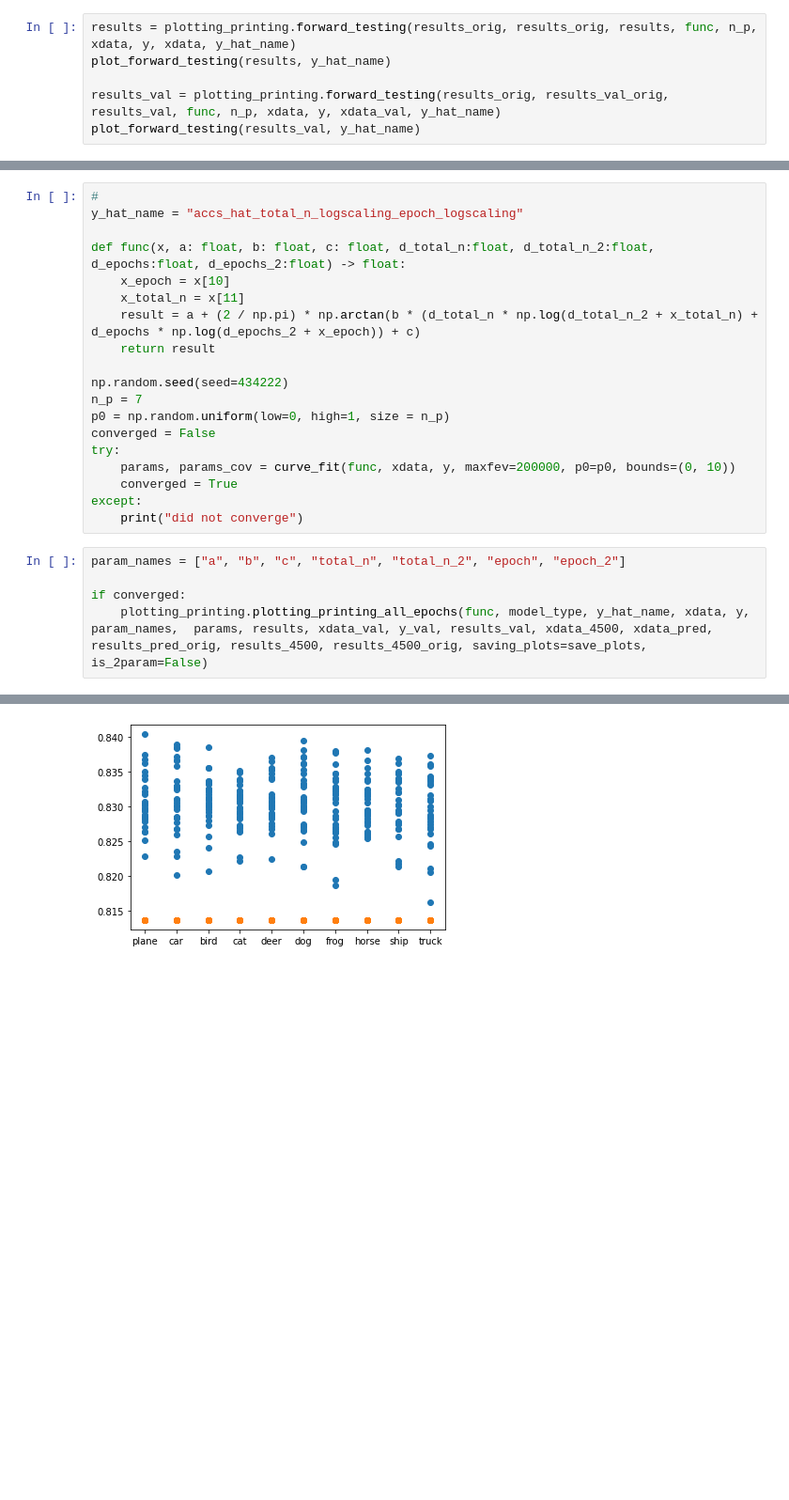
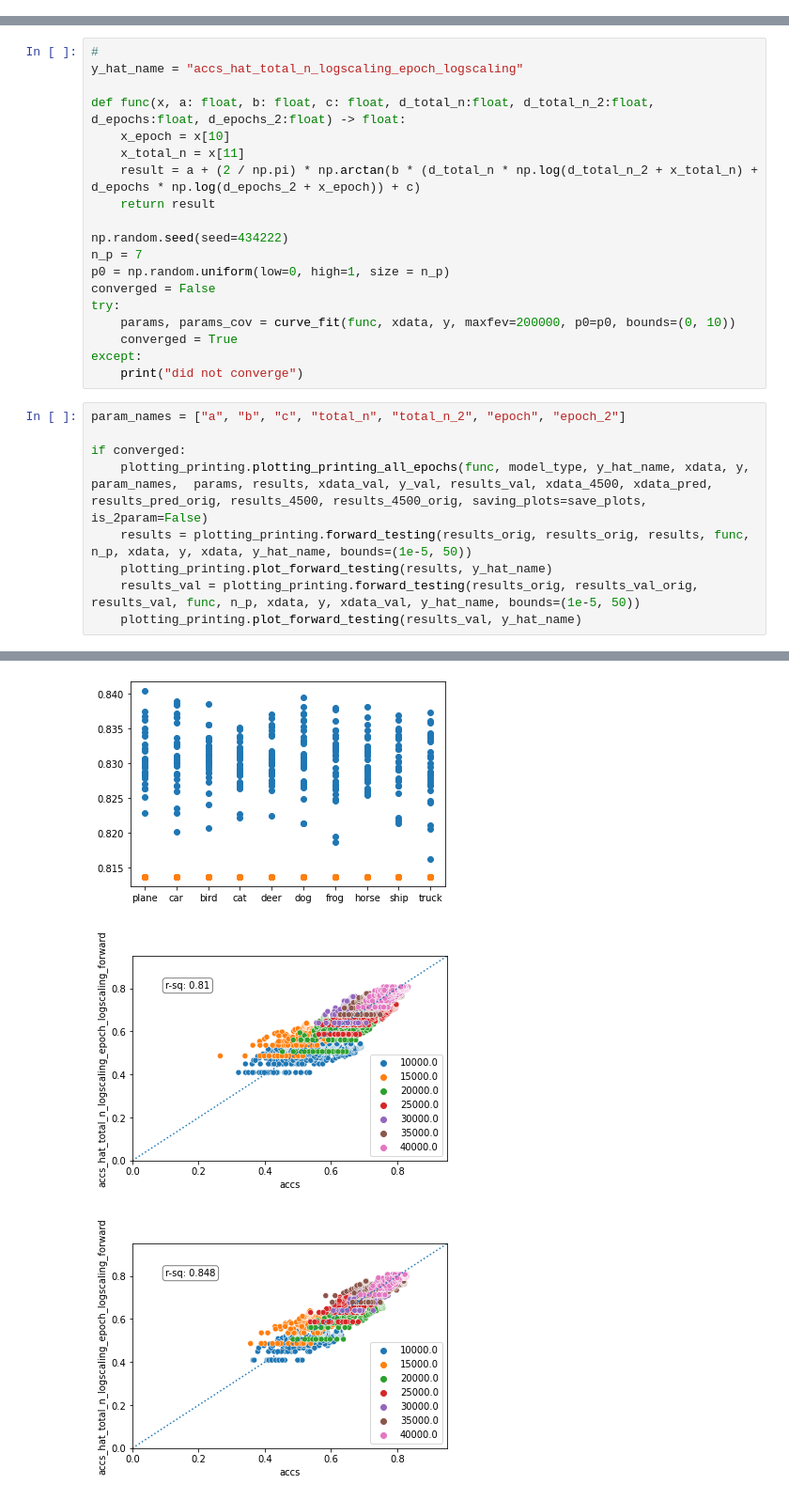
Before and after one commit to tmuehlen80/training_dataset_size_per_class, a Jupyter notebook: notebooks/cifar10_datasetsize_arctan_logscaling.ipynb, the cells around one changed output, grey strips where cells are left out. Shown at 94% size. Saved outputs shown, nothing was run; the diff lists cells and outputs as text; blank space fills up the shorter version.

```diff
--- a/notebooks/cifar10_datasetsize_arctan_logscaling.ipynb
+++ b/notebooks/cifar10_datasetsize_arctan_logscaling.ipynb
@@ -172,6 +179,0 @@ r_square val: 0.9627639454371204
-# %%
-results = plotting_printing.forward_testing(results_orig, results_orig, results, func, n_p, xdata, y, xdata, y_hat_name)
-plot_forward_testing(results, y_hat_name)
-
-results_val = plotting_printing.forward_testing(results_orig, results_val_orig, results_val, func, n_p, xdata, y, xdata_val, y_hat_name)
-plot_forward_testing(results_val, y_hat_name)
@@ -202,36 +201,42 @@ param_names = ["a", "b", "c", "total_n", "total_n_2", "epoch", "epoch_2"]
 
 if converged:
     plotting_printing.plotting_printing_all_epochs(func, model_type, y_hat_name, xdata, y, param_names,  params, results, xdata_val, y_val, results_val, xdata_4500, xdata_pred, results_pred_orig, results_4500, results_4500_orig, saving_plots=save_plots, is_2param=False)
+    results = plotting_printing.forward_testing(results_orig, results_orig, results, func, n_p, xdata, y, xdata, y_hat_name, bounds=(1e-5, 50))
+    plotting_printing.plot_forward_testing(results, y_hat_name)
+    results_val = plotting_printing.forward_testing(results_orig, results_val_orig, results_val, func, n_p, xdata, y, xdata_val, y_hat_name, bounds=(1e-5, 50))
+    plotting_printing.plot_forward_testing(results_val, y_hat_name)
 # %% [output]
 | param_name | a | b | c | total_n | total_n_2 | epoch | epoch_2 |
 | param_value | 0.354966 | 0.966623 | 8.065888e-12 | 1.217207 | 1.095474 | 0.05404 | 0.011148 |
 \begin{tabular}{lrrrrrrr}
 \toprule
 param\_name &    a &    b &    c &  total\_n &  total\_n\_2 &  epoch &  epoch\_2 \\
 \midrule
 param\_value & 0.35 & 0.97 & 0.00 &     1.22 &       1.10 &   0.05 &     0.01 \\
 \bottomrule
 \end{tabular}
 
 0.0018472581000184823
 [figure]
 0.9040479341231454
 mean val loss: 0.0017614076967108238
 [figure]
 r_square val: 0.9096387944632512
 [figure]
 |  | training_times | plane | car | bird | cat | deer | dog | frog | horse | ship | ... |
 | 0 | 100.0 | 5000.0 | 5000.0 | 5000.0 | 5000.0 | 5000.0 | 5000.0 | 5000.0 | 5000.0 | 5000.0 | ... |
 | 1 | 100.0 | 5000.0 | 5000.0 | 5000.0 | 5000.0 | 5000.0 | 5000.0 | 5000.0 | 5000.0 | 5000.0 | ... |
 | 2 | 100.0 | 5000.0 | 4500.0 | 4500.0 | 4500.0 | 4500.0 | 4500.0 | 4500.0 | 4500.0 | 4500.0 | ... |
 | 3 | 100.0 | 5000.0 | 4500.0 | 4500.0 | 4500.0 | 4500.0 | 4500.0 | 4500.0 | 4500.0 | 4500.0 | ... |
 | 4 | 100.0 | 5000.0 | 4500.0 | 4500.0 | 4500.0 | 4500.0 | 4500.0 | 4500.0 | 4500.0 | 4500.0 | ... |
 | ... | ... | ... | ... | ... | ... | ... | ... | ... | ... | ... | ... |
 | 117 | 100.0 | 5000.0 | 5000.0 | 5000.0 | 5000.0 | 5000.0 | 5000.0 | 5000.0 | 5000.0 | 7000.0 | ... |
 | 118 | 100.0 | 5000.0 | 5000.0 | 5000.0 | 5000.0 | 5000.0 | 5000.0 | 5000.0 | 5000.0 | 5000.0 | ... |
 | 119 | 100.0 | 5000.0 | 5000.0 | 5000.0 | 5000.0 | 5000.0 | 5000.0 | 5000.0 | 5000.0 | 5000.0 | ... |
 | 120 | 100.0 | 5000.0 | 5000.0 | 5000.0 | 5000.0 | 5000.0 | 5000.0 | 5000.0 | 5000.0 | 5000.0 | ... |
 | 121 | 100.0 | 5000.0 | 5000.0 | 5000.0 | 5000.0 | 5000.0 | 5000.0 | 5000.0 | 5000.0 | 5000.0 | ... |
 122 rows × 14 columns
 [figure]
 [figure]
+[figure, added]
+[figure, added]
```
Also changed, not shown: parts of 5 cells of this notebook, 20 other files.
